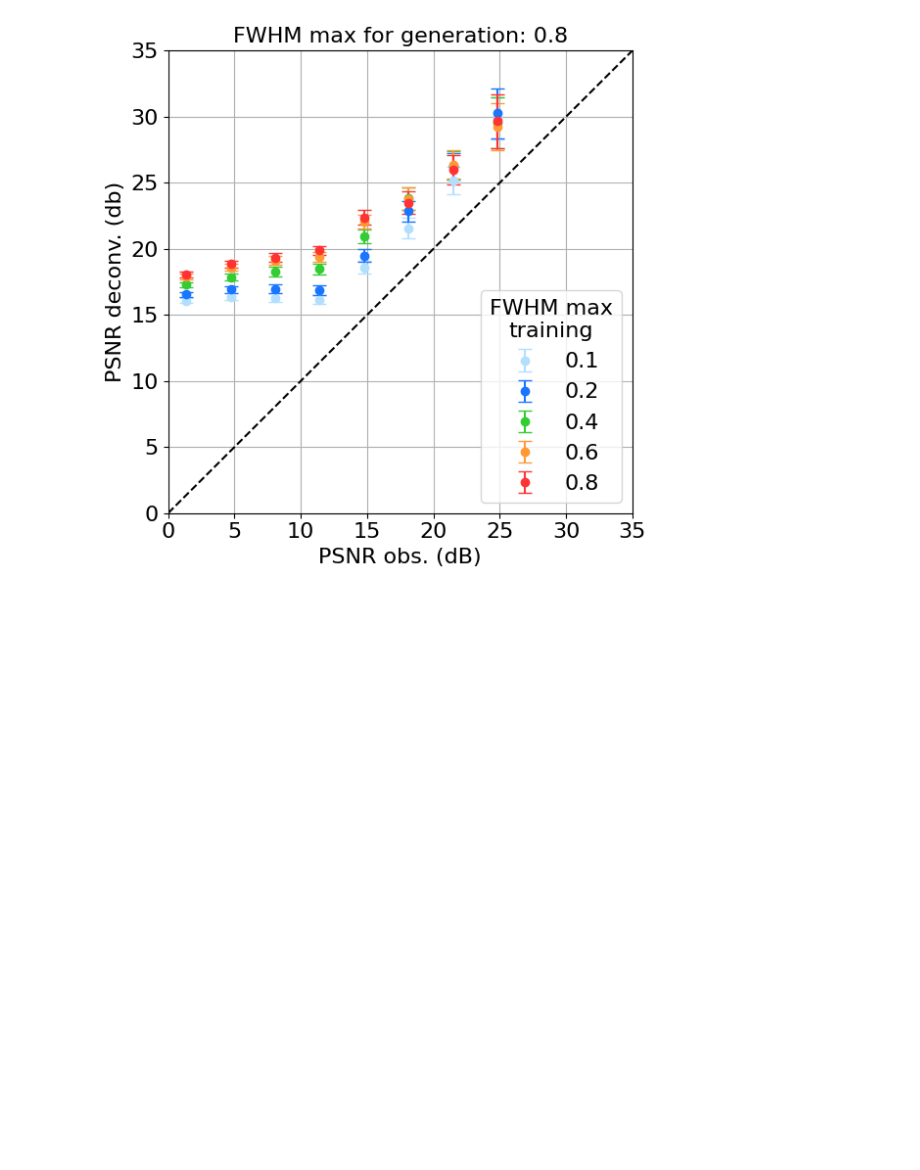
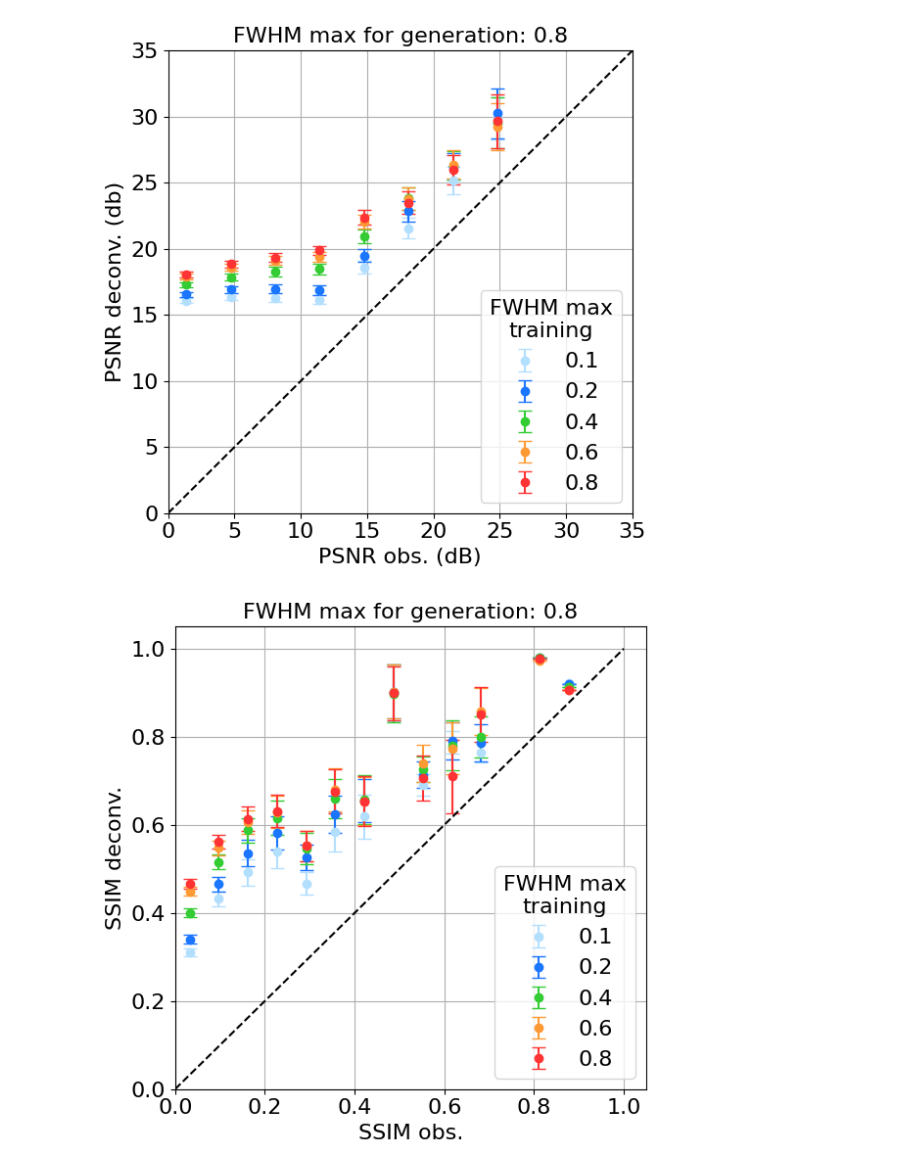
Before and after one commit to jecampagne/Blind-deconvolution-compagnon, a Jupyter notebook: notebook/CompareUNet4Cosmos-fwhm.ipynb, the cells around one changed output. Saved outputs shown, nothing was run; the diff lists cells and outputs as text; code cells hidden in the pictures; blank space fills up the shorter version.

```diff
--- a/notebook/CompareUNet4Cosmos-fwhm.ipynb
+++ b/notebook/CompareUNet4Cosmos-fwhm.ipynb
@@ -51,6 +54,8 @@ namespace(fov_pixels=48,
           n_val=1000)
 # %%
 args.atmos_fwhm = 0.8 #for this notebook
+# %%
+args.out_root_dir = "../models/"
 # %%
 # device cpu/gpu...
 args.device = (
@@ -159,8 +165,6 @@ models.keys()
 dict_keys([0.05, 0.2, 0.4, 0.6, 0.8])
 # %% [markdown]
 ## Analysis: Loop over validation images
-# %%
-args.atmos_fwhm = 0.8 # maximum atmospheric Kolmogorov fwhm for generating observed image
 # %%
 # init randoms
 reset_randoms(args)
@@ -201,3 +205,9 @@ for i_batch, imgs in enumerate(val_loader):
         df1.at[index_ligne[0], "psnr_in"].append(psnr_in)
         psnr_unet = psnr(unet_deconv_img,gt_img)
         df1.at[index_ligne[0], "psnr_u"].append(psnr_unet)
+
+        #SSIM
+        ssim_in = ssim(gt_img,obs_img,data_range=obs_img.max() - obs_img.min())
+        df1.at[index_ligne[0], "ssim_in"].append(ssim_in)
+        ssim_unet = ssim(gt_img,unet_deconv_img,data_range=unet_deconv_img.max() - unet_deconv_img.min())
+        df1.at[index_ligne[0], "ssim_u"].append(ssim_unet)
@@ -273,3 +272,31 @@ plt.tight_layout()
 ###fig.savefig("PSNR_Unet_deconv_vs_obs_FWHM_MAX.pdf");
 # %% [output]
 [figure]
+# %%
+fig,ax=plt.subplots(1,1,figsize=(6,6))
+for i,fwhm_max in enumerate(fwhm_list):
+
+    line = df1.loc[df1["fwhm_max"] == fwhm_max]
+    ssim_in = line["ssim_in"].iloc[0]
+    ssim_unet = line["ssim_u"].iloc[0]
+    hbprof(ssim_in, ssim_unet, n_bins=15, error_type='sem', ax=ax, label=f'{fwhm_max:.1f}',
+           color=couleurs_temperature[i])
+
+
+mynewline = lines.Line2D((0,1),(0,1),
+                         color='k',linestyle="--")
+ax.add_line(mynewline)
+#ax.set_title(f"N train={ntrain}")
+ax.grid()
+ax.set_xlim([0,1.05])
+ax.set_ylim([0,1.05]);
+legend=ax.legend(title="FWHM max\ntraining", loc='lower right')
+title = legend.get_title()
+title.set_ha('center')
+ax.set_ylabel("SSIM deconv.")
+ax.set_xlabel("SSIM obs.");
+ax.set_title(f"FWHM max for generation: {fwhm_max_for_gen}");
+plt.tight_layout()
+###fig.savefig("SSIM_Unet_deconv_vs_obs_FWHM_MAX.pdf")
+# %% [output]
+[figure, added]
```
Also changed, not shown: parts of 5 cells of this notebook, 1 other file.
